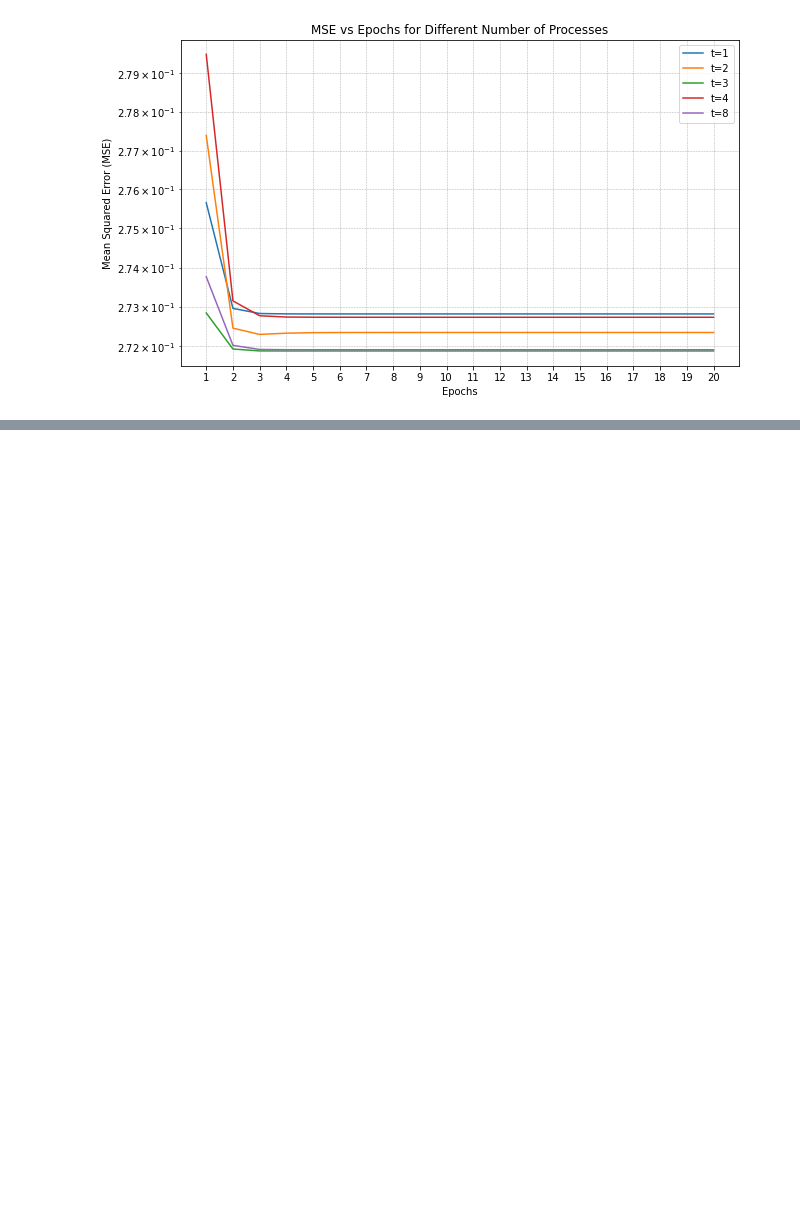
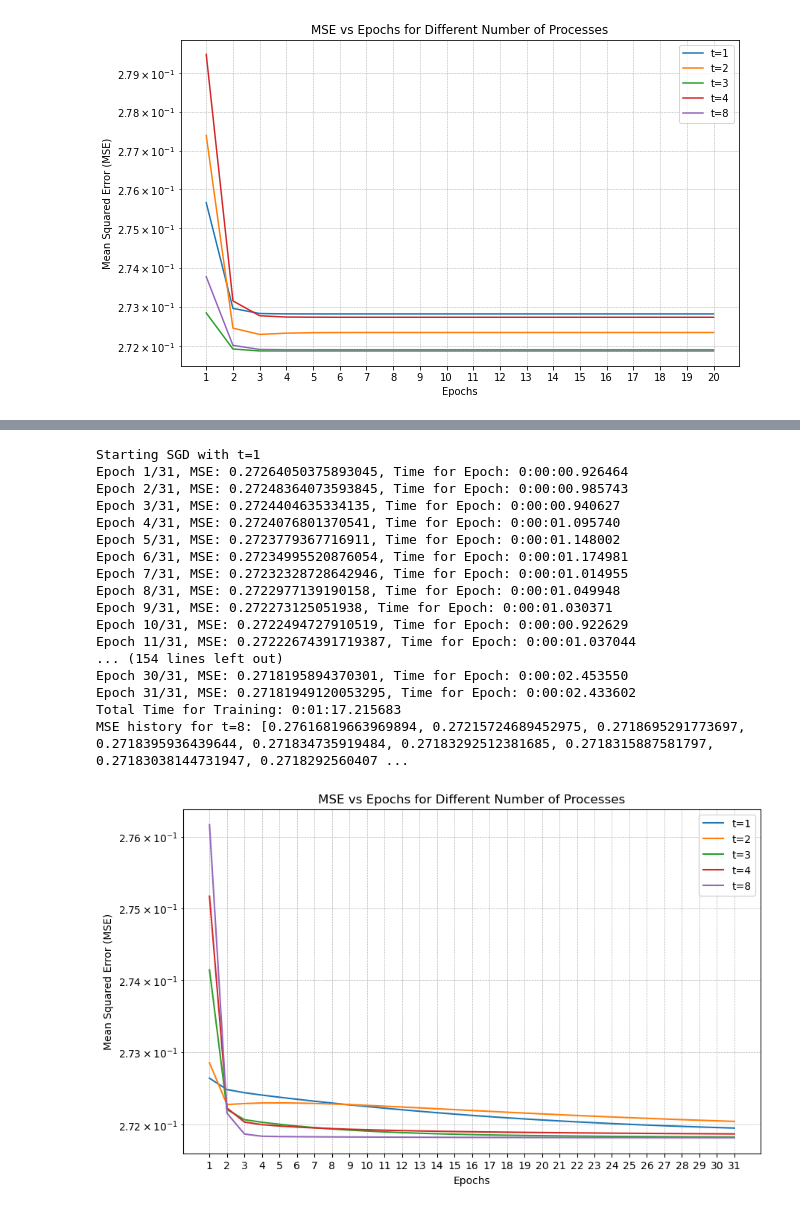
Before and after one commit to shreyashonnalli/ST444, a Jupyter notebook: SGD_by_Epoch_Notebook.ipynb, the cells around one changed output, grey strips where cells are left out. Drawn from its saved outputs; the diff is of its cells as text; code cells hidden in the pictures; blank space fills up the shorter version.

Commit message:
Updated the SGD Epoch code by adding a dynamic learning rate and more iterations

```diff
--- a/SGD_by_Epoch_Notebook.ipynb
+++ b/SGD_by_Epoch_Notebook.ipynb
@@ -139,0 +288,21 @@ Total Time for Training: 0:00:19.983990
+# %%
+plot_mse_vs_epochs(X, y, 4, 0.001, 300000)
+# %% [output]
+Starting SGD with t=1
+Epoch 1/31, MSE: 0.27264050375893045, Time for Epoch: 0:00:00.926464
+Epoch 2/31, MSE: 0.27248364073593845, Time for Epoch: 0:00:00.985743
+Epoch 3/31, MSE: 0.2724404635334135, Time for Epoch: 0:00:00.940627
+Epoch 4/31, MSE: 0.2724076801370541, Time for Epoch: 0:00:01.095740
+Epoch 5/31, MSE: 0.2723779367716911, Time for Epoch: 0:00:01.148002
+Epoch 6/31, MSE: 0.27234995520876054, Time for Epoch: 0:00:01.174981
+Epoch 7/31, MSE: 0.27232328728642946, Time for Epoch: 0:00:01.014955
+Epoch 8/31, MSE: 0.2722977139190158, Time for Epoch: 0:00:01.049948
+Epoch 9/31, MSE: 0.272273125051938, Time for Epoch: 0:00:01.030371
+Epoch 10/31, MSE: 0.2722494727910519, Time for Epoch: 0:00:00.922629
+Epoch 11/31, MSE: 0.27222674391719387, Time for Epoch: 0:00:01.037044
+... (154 lines left out)
+Epoch 30/31, MSE: 0.2718195894370301, Time for Epoch: 0:00:02.453550
+Epoch 31/31, MSE: 0.27181949120053295, Time for Epoch: 0:00:02.433602
+Total Time for Training: 0:01:17.215683
+MSE history for t=8: [0.27616819663969894, 0.27215724689452975, 0.2718695291773697, 0.2718395936439644, 0.271834735919484, 0.27183292512381685, 0.2718315887581797, 0.27183038144731947, 0.2718292560407 ...
+[figure, added]
```
Also changed, not shown: parts of 3 cells of this notebook.
